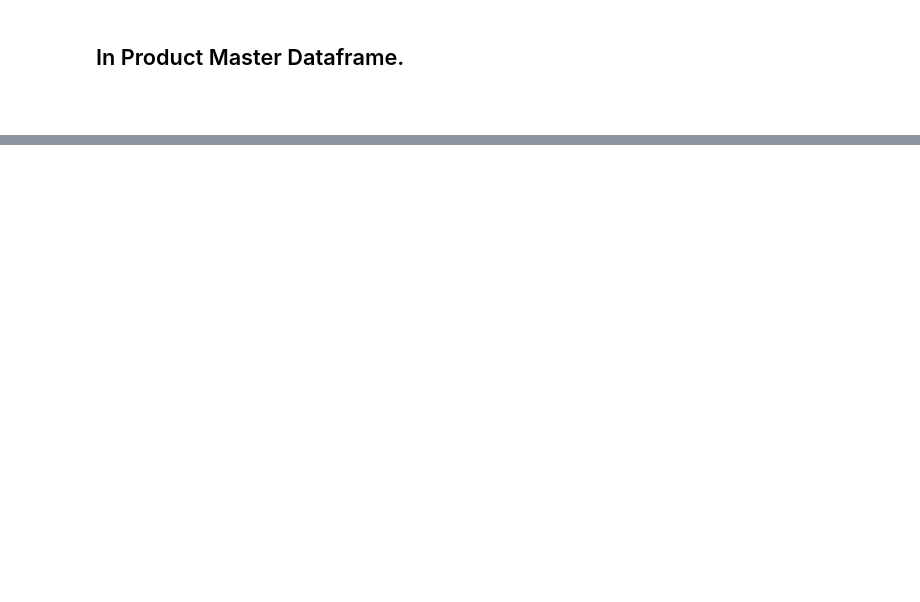
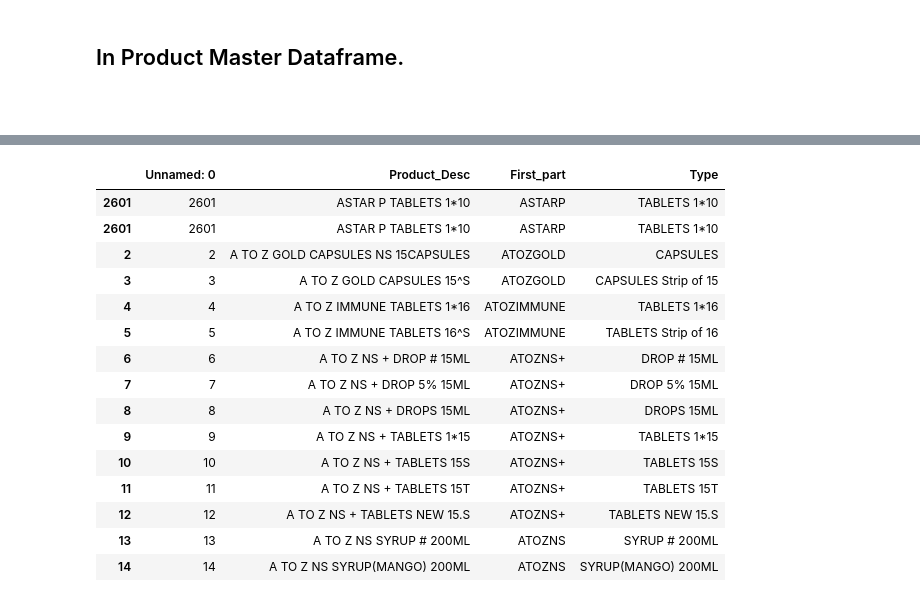
Before and after one commit to lBRAHIM8323/Project, a Jupyter notebook: A.ipynb, the cells around one changed output, grey strips where cells are left out. Drawn from its saved outputs; the diff is of its cells as text; code cells hidden in the pictures; blank space fills up the shorter version.

```diff
--- a/A.ipynb
+++ b/A.ipynb
@@ -126,0 +112,6 @@ AZTOR20 & AZTOR20 Are similar
+# %%
+for x in df["First_Part"]:
+    for y in df_2["First_part"]:
+        similarity_score = fuzz.ratio(x,y)
+        if similarity_score >= 85:
+            print(x, "------", y, similarity_score)
@@ -126,0 +157,8 @@ AZTOR20 & AZTOR20 Are similar
+# %%
+index_1 = []
+# index_2 = []
+for index_1, x in (df["First_Part"]):
+    for y in df_2["First_part"]:
+        similarity_score = fuzz.ratio(x, y)
+        if similarity_score >= 90:
+            index_1.append(index_1)
@@ -126,0 +167,10 @@ AZTOR20 & AZTOR20 Are similar
+# %%
+match_indices_1 = []
+match_indices_2 = []
+
+for i, x in enumerate(df["First_Part"]):
+    for j, y in df_2["First_part"].iteritems():
+        similarity_score = fuzz.ratio(x, y)
+        if similarity_score >= 90:
+            match_indices_1.append(i)
+            match_indices_2.append(j)
@@ -126,0 +185,9 @@ AZTOR20 & AZTOR20 Are similar
+# %%
+index_1 = []
+index_2 = []
+for i, x in enumerate(df["First_Part"]):
+    for j, y in enumerate(df_2["First_part"]):
+        similarity_score = fuzz.ratio(x, y)
+        if similarity_score >= 90:
+            index_1.append(i)
+            index_2.append(j)
@@ -126,0 +214,20 @@ AZTOR20 & AZTOR20 Are similar
+# %%
+new_df_2 = df_2.loc[index_2]
+new_df_2.head(15)
+# %% [output]
+|  | Unnamed: 0 | Product_Desc | First_part | Type |
+| 2601 | 2601 | ASTAR P TABLETS 1*10 | ASTARP | TABLETS 1*10 |
+| 2601 | 2601 | ASTAR P TABLETS 1*10 | ASTARP | TABLETS 1*10 |
+| 2 | 2 | A TO Z GOLD CAPSULES NS 15CAPSULES | ATOZGOLD | CAPSULES |
+| 3 | 3 | A TO Z GOLD CAPSULES 15^S | ATOZGOLD | CAPSULES Strip of 15 |
+| 4 | 4 | A TO Z IMMUNE TABLETS 1*16 | ATOZIMMUNE | TABLETS 1*16 |
+| 5 | 5 | A TO Z IMMUNE TABLETS 16^S | ATOZIMMUNE | TABLETS Strip of 16 |
+| 6 | 6 | A TO Z NS + DROP # 15ML | ATOZNS+ | DROP # 15ML |
+| 7 | 7 | A TO Z NS + DROP 5% 15ML | ATOZNS+ | DROP 5% 15ML |
+| 8 | 8 | A TO Z NS + DROPS 15ML | ATOZNS+ | DROPS 15ML |
+| 9 | 9 | A TO Z NS + TABLETS 1*15 | ATOZNS+ | TABLETS 1*15 |
+| 10 | 10 | A TO Z NS + TABLETS 15S | ATOZNS+ | TABLETS 15S |
+| 11 | 11 | A TO Z NS + TABLETS 15T | ATOZNS+ | TABLETS 15T |
+| 12 | 12 | A TO Z NS + TABLETS NEW 15.S | ATOZNS+ | TABLETS NEW 15.S |
+| 13 | 13 | A TO Z NS SYRUP # 200ML | ATOZNS | SYRUP # 200ML |
+| 14 | 14 | A TO Z NS SYRUP(MANGO) 200ML | ATOZNS | SYRUP(MANGO) 200ML |
```
Also changed, not shown: parts of 16 cells of this notebook, 1 other file.
